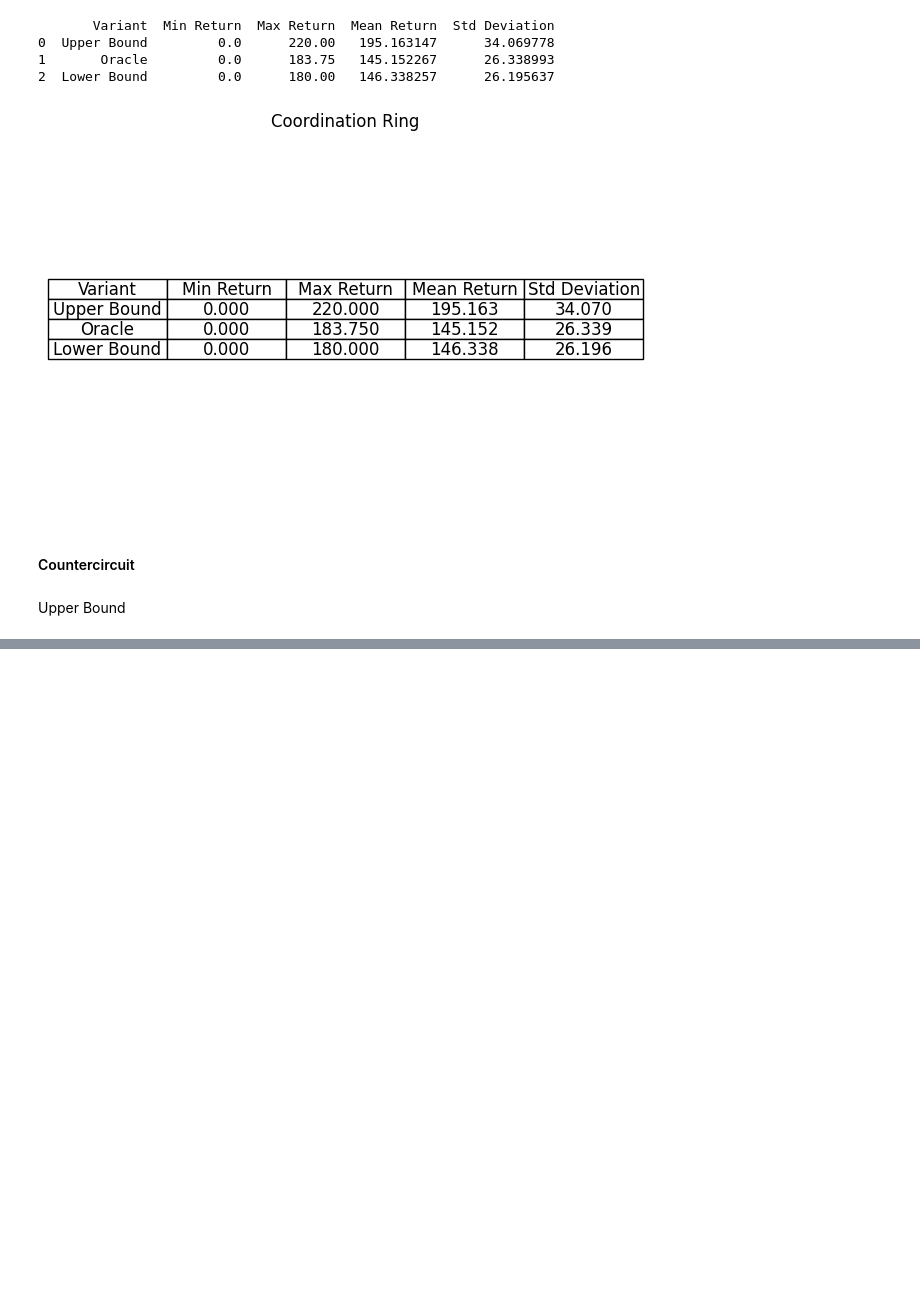
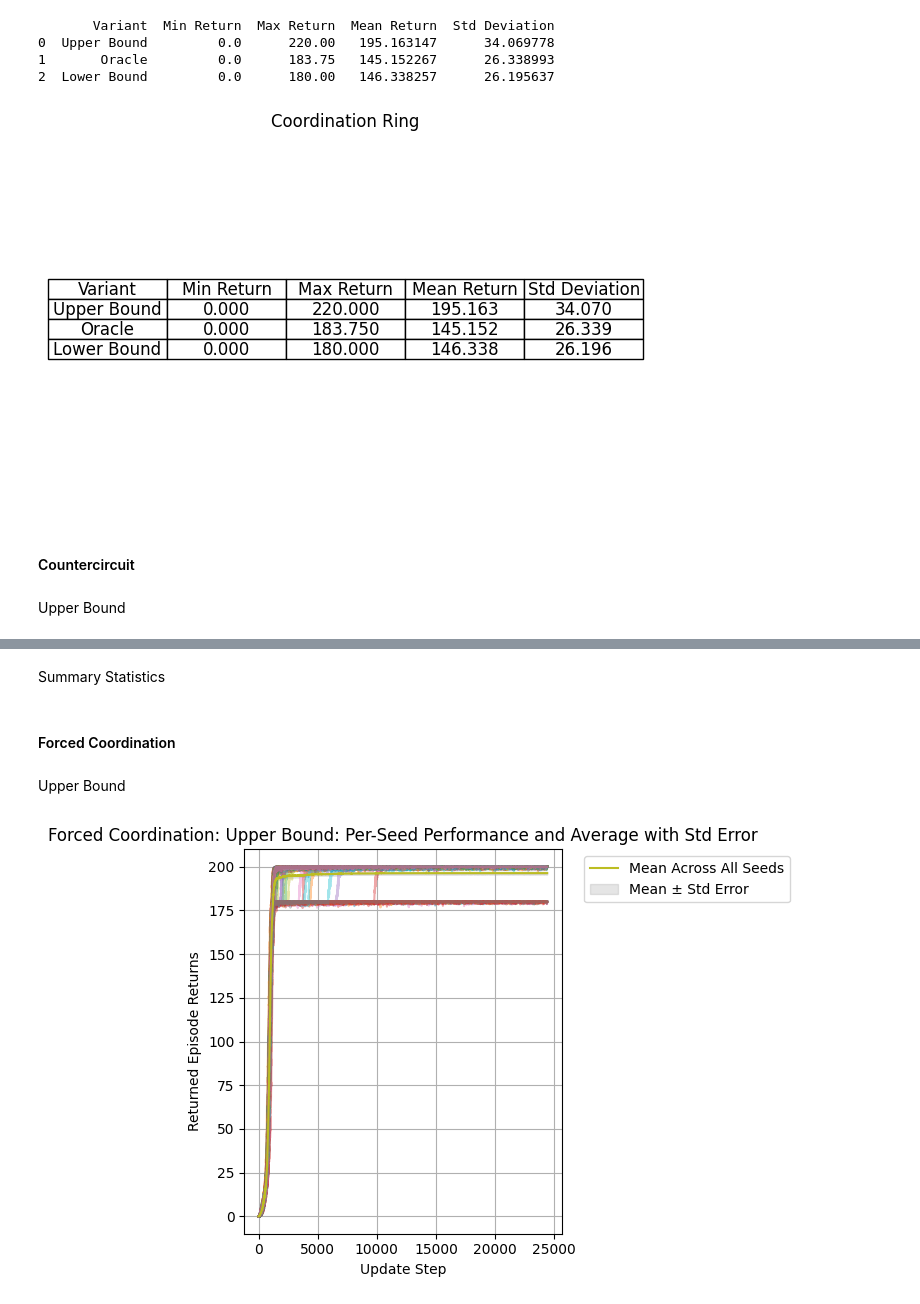
Before and after one commit to sandguine/value-of-intent, a Jupyter notebook: reward_mean_comparisons.ipynb, the cells around one changed output, grey strips where cells are left out. Saved outputs shown, nothing was run; the diff lists cells and outputs as text; code cells hidden in the pictures; blank space fills up the shorter version.

```diff
--- a/reward_mean_comparisons.ipynb
+++ b/reward_mean_comparisons.ipynb
@@ -92,8 +91,8 @@ print(f"Shape UB Coordination Ring: {ub_metrics_coord_ring['returned_episode_ret
 # print(f"Shape LB Coordination Ring: {lb_metrics_coord_ring['returned_episode_returns'].shape}")
 
 # Countercircuit
-# ub_metrics_countercircuit = np.load(ub_file_countercircuit)
-# print(f"Shape UB Countercircuit: {ub_metrics_countercircuit['returned_episode_returns'].shape}")
+ub_metrics_countercircuit = np.load(ub_file_countercircuit)
+print(f"Shape UB Countercircuit: {ub_metrics_countercircuit['returned_episode_returns'].shape}")
 # op_metrics_countercircuit = np.load(op_file_countercircuit)
 # print(f"Shape: {ub_metrics_countercircuit['returned_episode_returns'].shape}")
 # lb_metrics_countercircuit = np.load(lb_file_countercircuit)
@@ -102,9 +101,9 @@ print(f"Shape UB Coordination Ring: {ub_metrics_coord_ring['returned_episode_ret
 # Forced Coordination
 ub_metrics_forced_coord = np.load(ub_file_forced_coord)
 print(f"Shape UB Forced Coordination: {ub_metrics_forced_coord['returned_episode_returns'].shape}")
-# op_metrics_forced_coord = np.load(op_file_forced_coord)
-# print(f"Shape: {ub_metrics_countercircuit['returned_episode_returns'].shape}")
-# lb_metrics_countercircuit = np.load(lb_file_countercircuit)
-# print(f"Shape: {ub_metrics_countercircuit['returned_episode_returns'].shape}")
+op_metrics_forced_coord = np.load(op_file_forced_coord)
+print(f"Shape OP Forced Coordination: {ub_metrics_forced_coord['returned_episode_returns'].shape}")
+lb_metrics_forced_coord = np.load(lb_file_forced_coord)
+print(f"Shape LB Forced Coordination: {ub_metrics_forced_coord['returned_episode_returns'].shape}")
 # %% [output]
 Shape UB Coordination Ring: (128, 24414)
@@ -550,7 +552,7 @@ ub_reward_std_err_countercircuit = ub_reward_std_countercircuit / np.sqrt(ub_ret
 plt.figure()
 
 for seed_idx in range(ub_returns_countercircuit.shape[0]):
-    plt.plot(ub_returns_countercircuit[seed_idx], alpha=0.4, label=f'Seed {seed_idx}')
+    plt.plot(ub_returns_countercircuit[seed_idx], alpha=0.4)
 
 plt.plot(ub_reward_mean_countercircuit, label='Mean Across All Seeds')
 
@@ -565,7 +567,7 @@ plt.fill_between(
 
 plt.xlabel("Update Step")
 plt.ylabel("Returned Episode Returns")
-plt.title("Cramped Room: Upper Bound: Per-Seed Performance and Average with Std Error")
+plt.title("Countercircuit: Upper Bound: Per-Seed Performance and Average with Std Error")
 plt.legend(bbox_to_anchor=(1.05, 1), loc='upper left')
 plt.grid(True)
 plt.tight_layout()
@@ -573,0 +636,2 @@ plt.tight_layout()
+# %% [markdown]
+Summary Statistics
@@ -573,0 +669,34 @@ plt.tight_layout()
+# %% [markdown]
+#### Forced Coordination
+# %% [markdown]
+Upper Bound
+# %%
+ub_returns_forced_coord = ub_metrics_forced_coord['returned_episode_returns']
+ub_reward_mean_forced_coord = ub_returns_forced_coord.mean(axis=0)
+ub_reward_std_forced_coord = ub_returns_forced_coord.std(axis=0)
+ub_reward_std_err_forced_coord = ub_reward_std_forced_coord / np.sqrt(ub_returns_forced_coord.shape[0])
+
+plt.figure()
+
+for seed_idx in range(ub_returns_forced_coord.shape[0]):
+    plt.plot(ub_returns_forced_coord[seed_idx], alpha=0.4,)
+
+plt.plot(ub_reward_mean_forced_coord, label='Mean Across All Seeds')
+
+plt.fill_between(
+    range(len(ub_reward_mean_forced_coord)),
+    ub_reward_mean_forced_coord - ub_reward_std_err_forced_coord,
+    ub_reward_mean_forced_coord + ub_reward_std_err_forced_coord,
+    alpha=0.2,
+    color='gray',
+    label='Mean ± Std Error'
+)
+
+plt.xlabel("Update Step")
+plt.ylabel("Returned Episode Returns")
+plt.title("Forced Coordination: Upper Bound: Per-Seed Performance and Average with Std Error")
+plt.legend(bbox_to_anchor=(1.05, 1), loc='upper left')
+plt.grid(True)
+plt.tight_layout()
+# %% [output]
+[figure, added]
```
Also changed, not shown: parts of 18 cells of this notebook, 8 other files.
